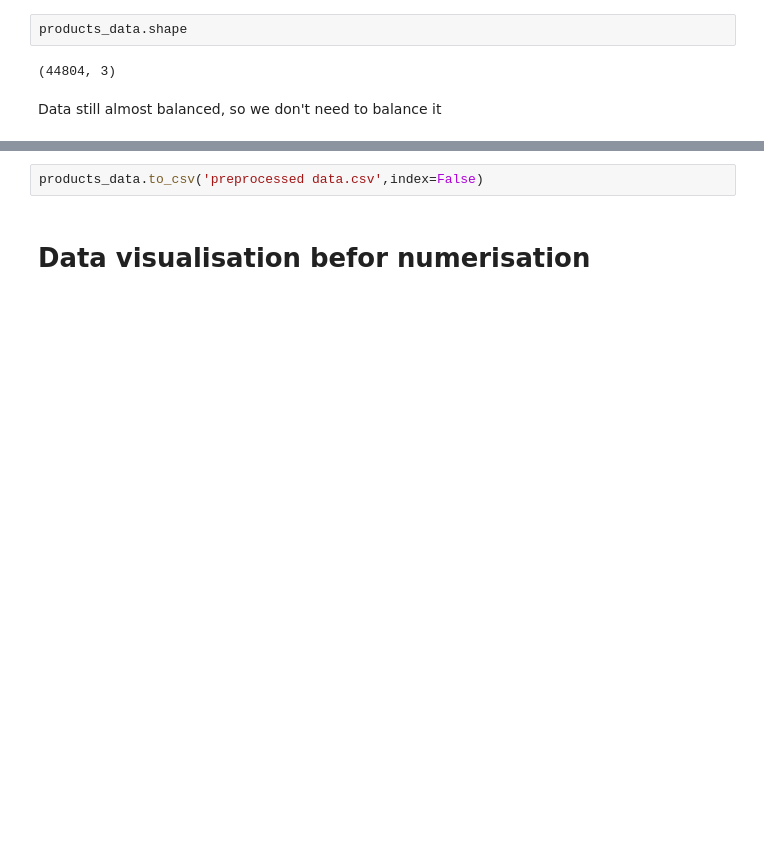
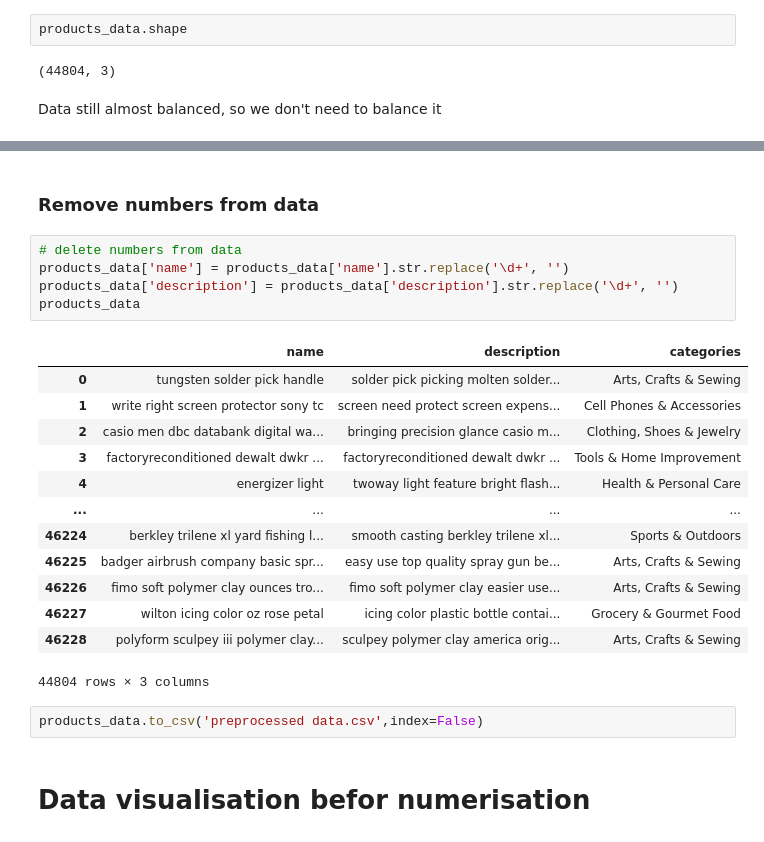
Before and after one commit to NextmediaMa/Product-Classification, a Jupyter notebook: clean_preprocess_data.ipynb, the cells around one changed output, grey strips where cells are left out. Cells and saved outputs as stored; diff of their text form; blank space fills up the shorter version.

```diff
--- a/clean_preprocess_data.ipynb
+++ b/clean_preprocess_data.ipynb
@@ -453,3 +347,24 @@ products_data.head()
+# %% [markdown]
+### Remove numbers from data
+# %%
+# delete numbers from data
+products_data['name'] = products_data['name'].str.replace('\d+', '')
+products_data['description'] = products_data['description'].str.replace('\d+', '')
+products_data
+# %% [output]
+|  | name | description | categories |
+| 0 | tungsten solder pick handle | solder pick picking molten solder... | Arts, Crafts & Sewing |
+| 1 | write right screen protector sony tc | screen need protect screen expens... | Cell Phones & Accessories |
+| 2 | casio men dbc databank digital wa... | bringing precision glance casio m... | Clothing, Shoes & Jewelry |
+| 3 | factoryreconditioned dewalt dwkr ... | factoryreconditioned dewalt dwkr ... | Tools & Home Improvement |
+| 4 | energizer light | twoway light feature bright flash... | Health & Personal Care |
+| ... | ... | ... | ... |
+| 46224 | berkley trilene xl yard fishing l... | smooth casting berkley trilene xl... | Sports & Outdoors |
+| 46225 | badger airbrush company basic spr... | easy use top quality spray gun be... | Arts, Crafts & Sewing |
+| 46226 | fimo soft polymer clay ounces tro... | fimo soft polymer clay easier use... | Arts, Crafts & Sewing |
+| 46227 | wilton icing color oz rose petal | icing color plastic bottle contai... | Grocery & Gourmet Food |
+| 46228 | polyform sculpey iii polymer clay... | sculpey polymer clay america orig... | Arts, Crafts & Sewing |
+44804 rows × 3 columns
 # %%
 products_data.to_csv('preprocessed data.csv',index=False)
 # %% [markdown]
```
Also changed, not shown: parts of 31 cells of this notebook, 2 other files.
